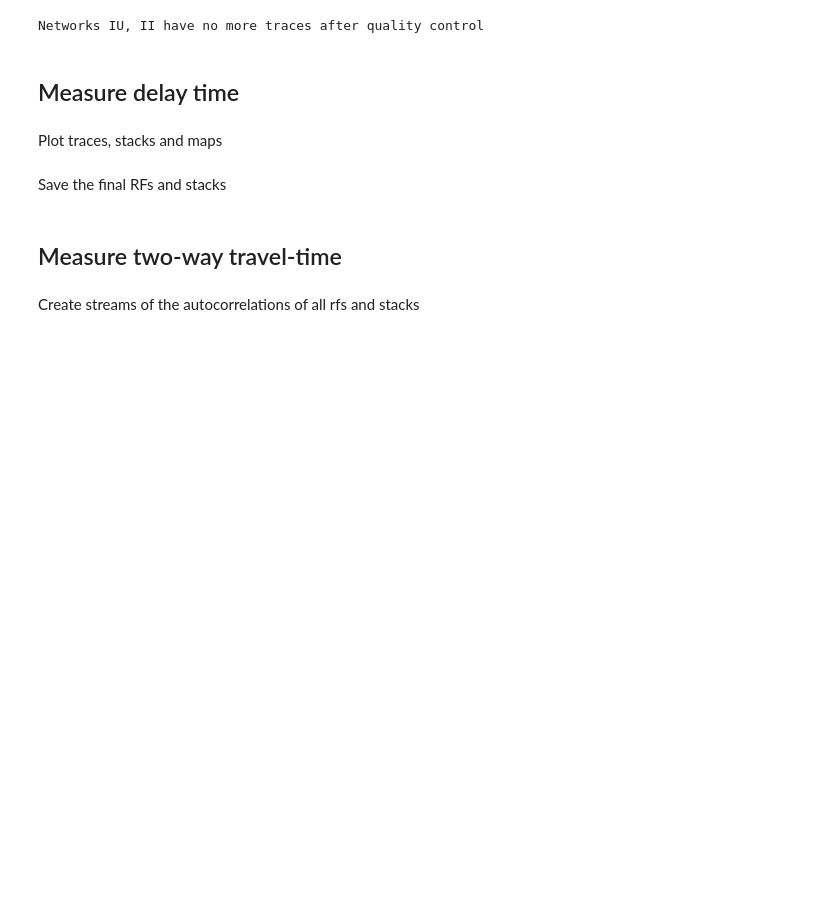
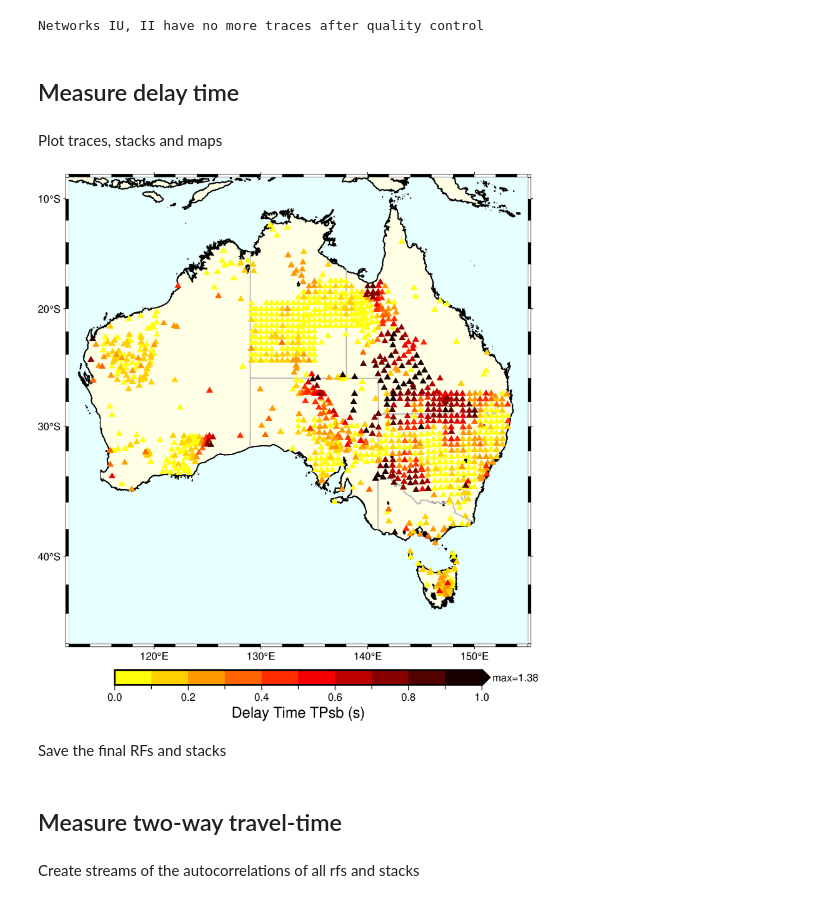
Before and after one commit to auggiemarignier/AusSedThick, a Jupyter notebook: aussedthickrf/01ProcessRFs.ipynb, the cells around one changed output. Drawn from its saved outputs; the diff is of its cells as text; code cells hidden in the pictures; blank space fills up the shorter version.

```diff
--- a/aussedthickrf/01ProcessRFs.ipynb
+++ b/aussedthickrf/01ProcessRFs.ipynb
@@ -317,35 +317,38 @@ if not dry_run:
                 scale=3,
                 show_vlines=True,
                 trim=(-2, 6),
             )  # this figure needs some bits to be moved around
 
         # Plot the stacked RFs of the network
         plot_name = os.path.join(outdir, f"stacks.pdf")
         stacks.plot_rf(
             fname=plot_name,
             fig_width=4,
             fillcolors=("green", None),
             trace_height=0.1,
             scale=3,
             show_vlines=True,
             trim=(-2, 6),
             info=(),
         )  # customise this plot to use a colourmap
 
         # Plot map of network delay times
         plot_map(stacks, outdir)
 
 
     # Plots for each network
     Parallel(n_jobs=-1)(
         delayed(plot_rfs_stacks_map)(
             net, rfstream.select(network=net), rfstacks.select(network=net)
         ) for net in networks
     )
 
-    # Plot the full map
     outdir = os.path.join(processedroot, now)
-    plot_map(rfstacks, outdir, show=True)
+
+# Plot the full map
+plot_map(rfstacks, outdir if not dry_run else None, show=True)
+# %% [output]
+[figure, added]
 # %% [markdown]
 Save the final RFs and stacks
 # %%
```
Also changed, not shown: parts of 6 cells of this notebook.
